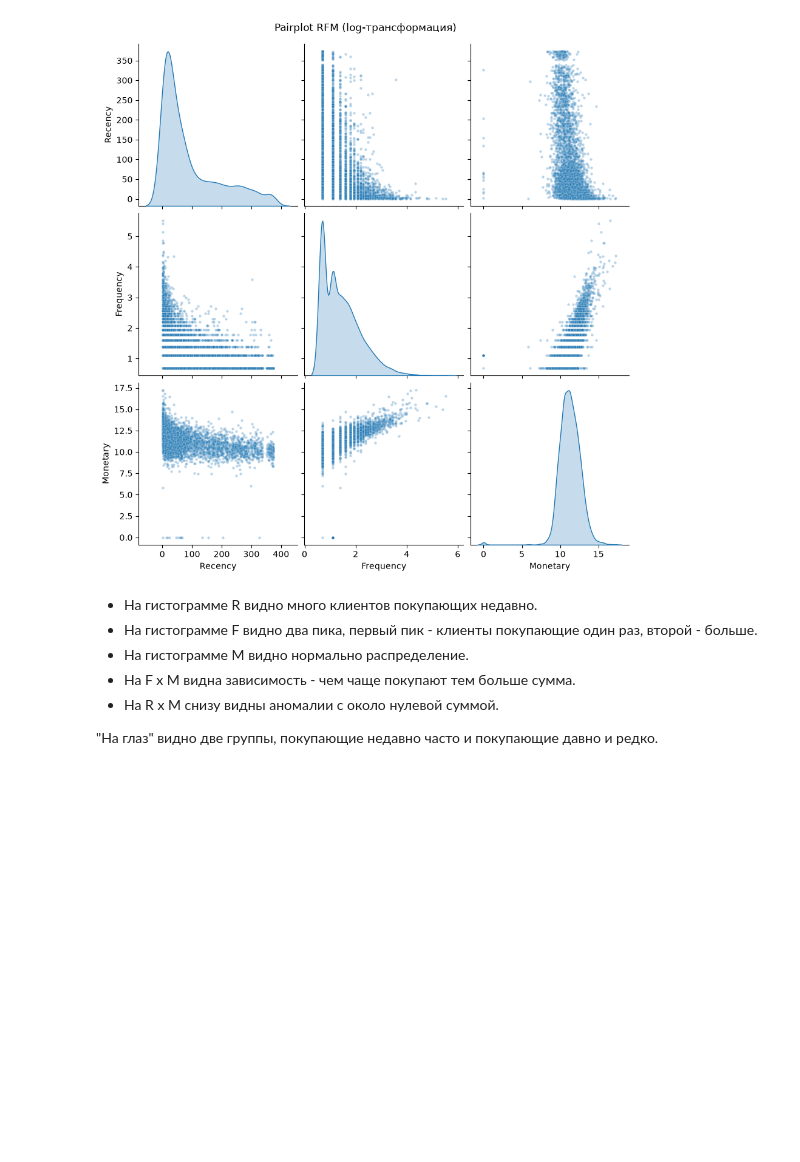
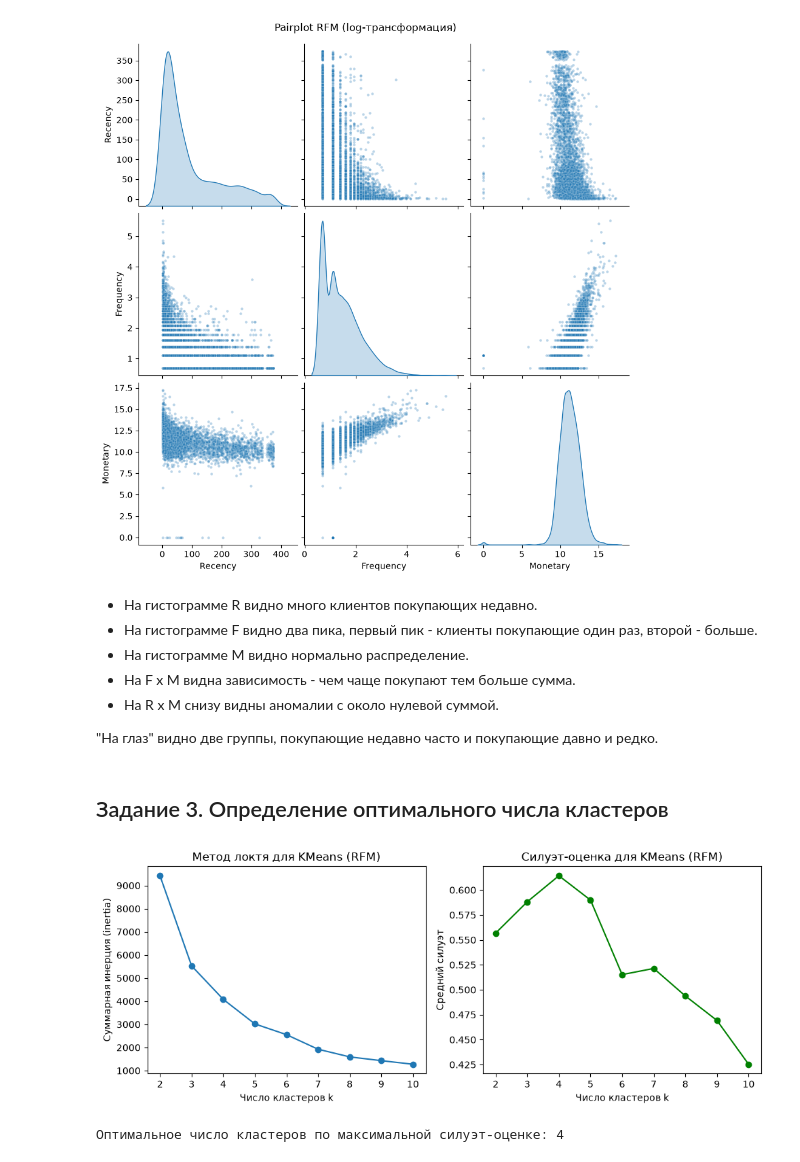
Before and after one commit to RuslanVdovinn/asu, a Jupyter notebook: asu_mo/cluster_analysis/exercise/cluster.ipynb, the cells around one changed output. Saved outputs shown, nothing was run; the diff lists cells and outputs as text; code cells hidden in the pictures; blank space fills up the shorter version.

Commit message:
mo: cluster exercise 3

```diff
--- a/asu_mo/cluster_analysis/exercise/cluster.ipynb
+++ b/asu_mo/cluster_analysis/exercise/cluster.ipynb
@@ -198,3 +198,5 @@ plt.show()
 - На R x M снизу видны аномалии с около нулевой суммой.
 
 "На глаз" видно две группы, покупающие недавно часто и покупающие давно и редко.
+# %% [markdown]
+## Задание 3. Определение оптимального числа кластеров
@@ -200,0 +206,30 @@ plt.show()
+# %%
+inertia = []
+silhouette_scores = []
+K = range(2, 11)
+for k in K:
+    km = KMeans(n_clusters=k, random_state=42)
+    labels = km.fit_predict(rfm_scaled)
+    inertia.append(km.inertia_)
+    silhouette_scores.append(silhouette_score(rfm_scaled, labels))
+
+plt.figure(figsize=(10, 4))
+plt.subplot(1, 2, 1)
+plt.plot(K, inertia, marker='o')
+plt.xlabel('Число кластеров k')
+plt.ylabel('Суммарная инерция (inertia)')
+plt.title('Метод локтя для KMeans (RFM)')
+
+plt.subplot(1, 2, 2)
+plt.plot(K, silhouette_scores, marker='o', color='green')
+plt.xlabel('Число кластеров k')
+plt.ylabel('Средний силуэт')
+plt.title('Силуэт-оценка для KMeans (RFM)')
+plt.tight_layout()
+plt.show()
+
+optimal_k = silhouette_scores.index(max(silhouette_scores)) + 2
+print(f'Оптимальное число кластеров по максимальной силуэт-оценке: {optimal_k}')
+# %% [output]
+[figure, added]
+Оптимальное число кластеров по максимальной силуэт-оценке: 4
```
Also changed, not shown: parts of 15 cells of this notebook.
